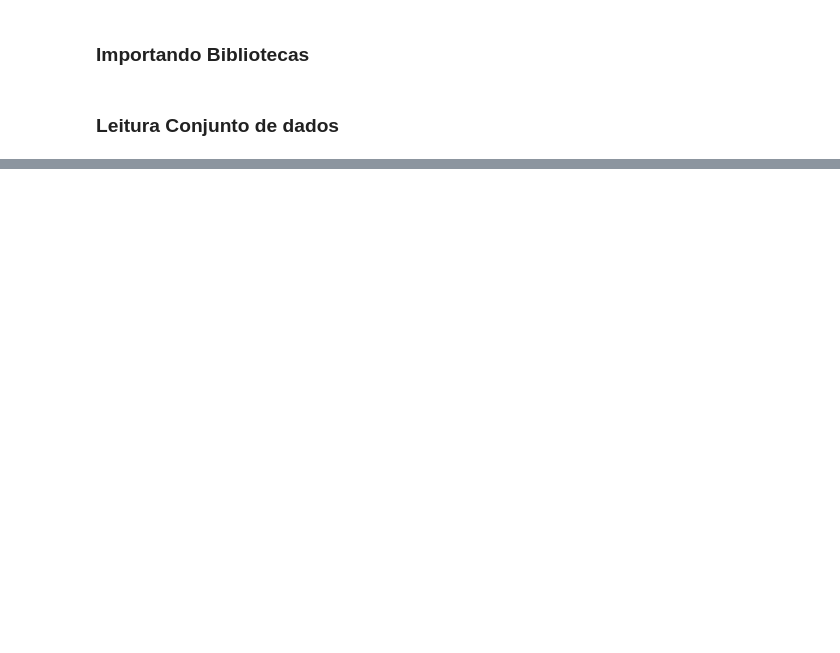
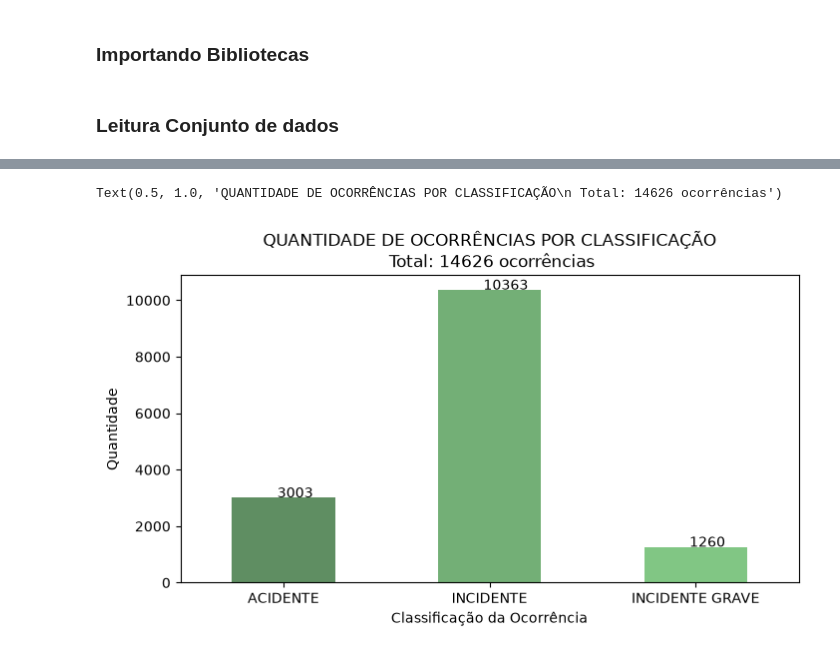
Before and after one commit to italoaraujosantos/analise-acidentes-aerios-brasil, a Jupyter notebook: acidente-incidente.ipynb, the cells around one changed output, grey strips where cells are left out. Saved outputs shown, nothing was run; the diff lists cells and outputs as text; code cells hidden in the pictures; blank space fills up the shorter version.

```diff
--- a/acidente-incidente.ipynb
+++ b/acidente-incidente.ipynb
@@ -113,0 +173,24 @@ recomendacao.head(5)
+# %%
+#Cores para serem usadas nos gráficos
+colors = [['#0D47A1','#1565C0','#1976D2','#1E88E5','#2196F3'],
+          ['#311B92','#512DA8','#673AB7','#9575CD','#B39DDB'],
+          ['#1B5E20','#388E3C','#4CAF50','#81C784','#66BB6A'],
+          ['#E65100','#EF6C00','#F57C00','#FB8C00','#FF9800'],
+          ['#3E2723','#4E342E','#5D4037','#6D4C41','#795548'],
+          ['#BF360C','#D84315','#E64A19','#F4511E','#FF5722'],
+          ['#880E4F','#AD1457','#C2185B','#D81B60','#E91E63']
+         ]
+# %%
+classe_ocorrencia = ocorrencia.groupby('Classificação')['Contagem'].sum().plot(kind='bar', figsize=(8,4), color=random.choice(colors), alpha=.7)
+
+for p in classe_ocorrencia.patches:
+    b=p.get_bbox()
+    classe_ocorrencia.annotate("{:.0f}".format(b.y1 + b.y0), ((b.x0 + b.x1)/2 - 0.03, b.y1 + 15))
+
+plt.xticks(rotation=0)
+plt.xlabel('Classificação da Ocorrência')
+plt.ylabel('Quantidade')
+plt.title('QUANTIDADE DE OCORRÊNCIAS POR CLASSIFICAÇÃO\n Total: '+str(ocorrencia['Contagem'].sum())+' ocorrências')
+# %% [output]
+Text(0.5, 1.0, 'QUANTIDADE DE OCORRÊNCIAS POR CLASSIFICAÇÃO\n Total: 14626 ocorrências')
+[figure, added]
```
Also changed, not shown: parts of 20 cells of this notebook.
